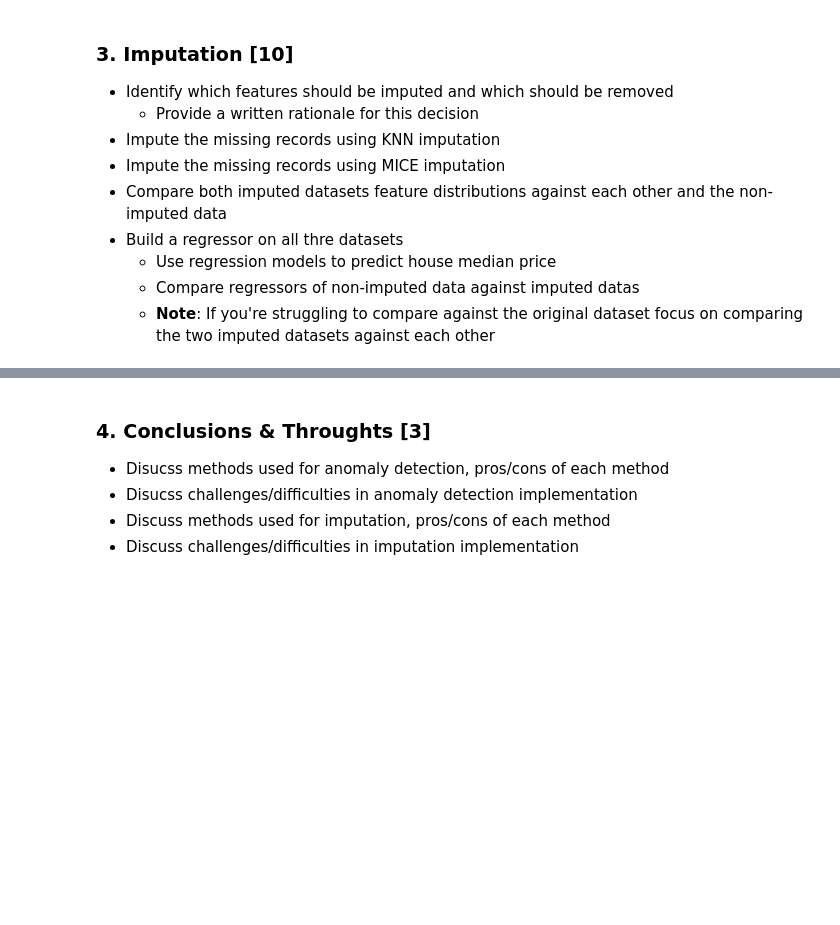
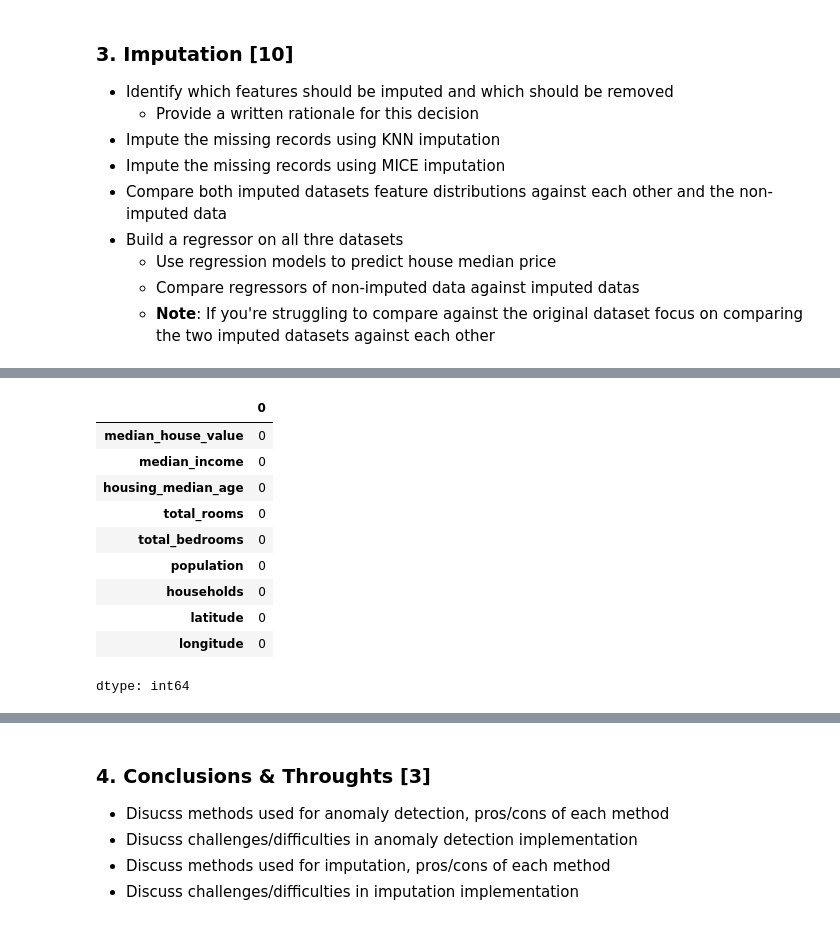
Before and after one commit to mwoimwoi/forage-midas, a Jupyter notebook: Coursework/CSC3831_Final_Assessment.ipynb, the cells around one changed output, grey strips where cells are left out. Drawn from its saved outputs; the diff is of its cells as text; code cells hidden in the pictures; blank space fills up the shorter version.

```diff
--- a/Coursework/CSC3831_Final_Assessment.ipynb
+++ b/Coursework/CSC3831_Final_Assessment.ipynb
@@ -271,0 +399,25 @@ houses = pd.read_csv('https://raw.githubusercontent.com/PaoloMissier/CSC3831-202
+# %%
+from sklearn.experimental import enable_iterative_imputer
+from sklearn.impute import IterativeImputer
+
+# Create MICE imputer model
+mice_imputer = IterativeImputer(max_iter=10, random_state=42)
+
+# Apply MICE imputation on the selected columns
+houses_corrupted_mice_imputed = houses_corrupted.copy()
+houses_corrupted_mice_imputed[numeric_columns_with_missing] = mice_imputer.fit_transform(houses_corrupted[numeric_columns_with_missing])
+
+# Verify if imputation worked
+houses_corrupted_mice_imputed.isnull().sum()
+# %% [output]
+|  | 0 |
+| median_house_value | 0 |
+| median_income | 0 |
+| housing_median_age | 0 |
+| total_rooms | 0 |
+| total_bedrooms | 0 |
+| population | 0 |
+| households | 0 |
+| latitude | 0 |
+| longitude | 0 |
+dtype: int64
```
Also changed, not shown: parts of 14 cells of this notebook.
